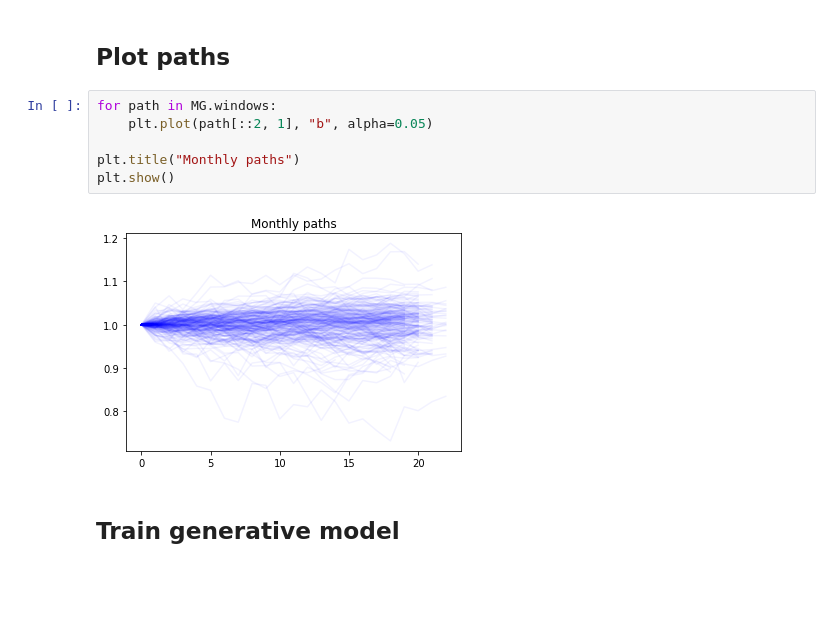
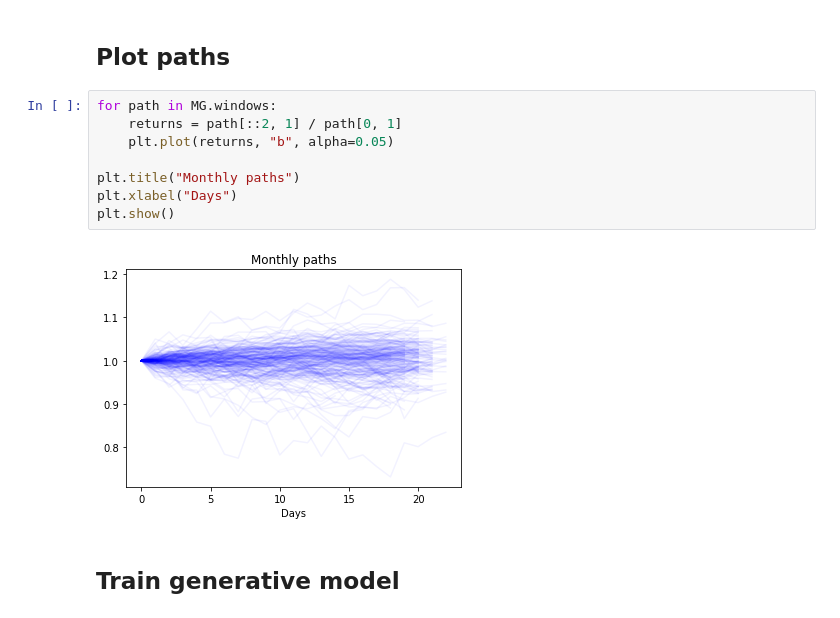
Before and after one commit to imanolperez/market_simulator, a Jupyter notebook: notebooks/market_generator.ipynb, the cells around one changed output. Saved outputs shown, nothing was run; the diff lists cells and outputs as text; blank space fills up the shorter version.

```diff
--- a/notebooks/market_generator.ipynb
+++ b/notebooks/market_generator.ipynb
@@ -23,12 +22,14 @@ MG = market_generator.MarketGenerator(ticker, start=datetime.date(2000, 1, 1))
 ## Plot paths
 # %%
 for path in MG.windows:
-    plt.plot(path[::2, 1], "b", alpha=0.05)
+    returns = path[::2, 1] / path[0, 1]
+    plt.plot(returns, "b", alpha=0.05)
 
 plt.title("Monthly paths")
+plt.xlabel("Days")
 plt.show()
 # %% [output]
-[figure, old version]
+[figure, new version]
 # %% [markdown]
 ## Train generative model
 # %%
```
Also changed, not shown: parts of 13 cells of this notebook, 4 other files.
